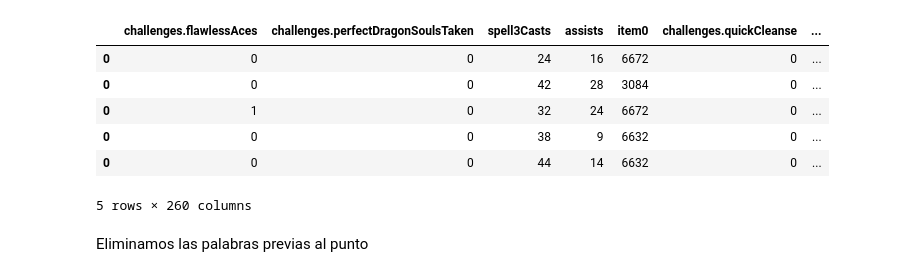
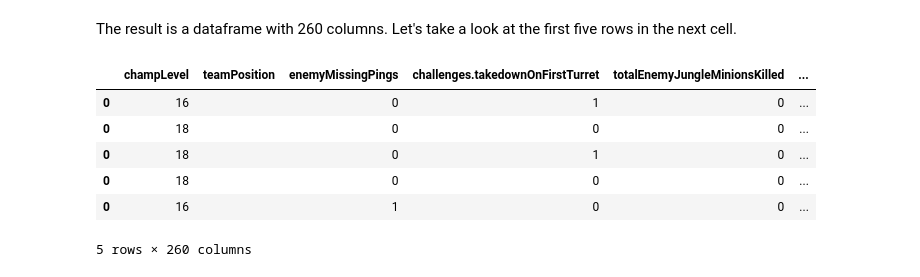
Before and after one commit to K3nse1/LeagueOfLegendsETL, a Jupyter notebook: lol_etl.ipynb, the cells around one changed output. Drawn from its saved outputs; the diff is of its cells as text; code cells hidden in the pictures.

```diff
--- a/lol_etl.ipynb
+++ b/lol_etl.ipynb
@@ -30,3 +53,11 @@ puuid = player_info['puuid']
 # %%
-url_match_history = 'https://europe.api.riotgames.com/lol/match/v5/matches/by-puuid/' + puuid + '/ids?type=normal&start=0&count=20&api_key=' + api_key #Limitamos la lista de partidas a 20
+num_games = 20
+
+url_match_history = 'https://europe.api.riotgames.com/lol/match/v5/matches/by-puuid/' + puuid + '/ids?type=normal&start=0&count=' + str(num_games) + '&api_key=' + api_key
 r = requests.get(url_match_history)
+
+if r.status_code == 200:
+    game_id = r.json()
+    print (game_id)
+else:
+    print ('Error', r.status_code, ':',)
@@ -43,10 +68,10 @@ Vamos a sacar ahora información de cada partida y almacenarla en ficheros .csv
 # %%
-counter = 1
-for i in game_id:
-    url_game_info = 'https://europe.api.riotgames.com/lol/match/v5/matches/' + i + '?api_key=' + api_key
+list_df = []
+
+for index, identifier in enumerate(game_id):
+    url_game_info = 'https://europe.api.riotgames.com/lol/match/v5/matches/' + identifier + '?api_key=' + api_key
     game_info = requests.get(url_game_info)
     index_player = game_info.json()['metadata']['participants'].index(puuid)
     game_data = game_info.json()['info']['participants'][index_player]
     game_df = pd.json_normalize(game_data)
-    game_df.to_csv ('games\\game' + str(counter) + '.csv', sep = ',', mode = 'x')
-    counter += 1
+    list_df.append(pd.DataFrame(game_df))
@@ -98,15 +113,12 @@ common_columns[0:10] #Vemos algunas
-# %%
-df_joined = pd.concat(list_df)
-df_joined = df_joined [common_columns]
-
-df_joined.head()
-# %% [output]
-|  | challenges.flawlessAces | challenges.perfectDragonSoulsTaken | spell3Casts | assists | item0 | challenges.quickCleanse | ... |
-| 0 | 0 | 0 | 24 | 16 | 6672 | 0 | ... |
-| 0 | 0 | 0 | 42 | 28 | 3084 | 0 | ... |
-| 0 | 1 | 0 | 32 | 24 | 6672 | 0 | ... |
-| 0 | 0 | 0 | 38 | 9 | 6632 | 0 | ... |
-| 0 | 0 | 0 | 44 | 14 | 6632 | 0 | ... |
-5 rows × 260 columns
-# %% [markdown]
-Eliminamos las palabras previas al punto
+# %% [markdown]
+The result is a dataframe with 260 columns. Let's take a look at the first five rows in the next cell.
+# %%
+game_history.head()
+# %% [output]
+|  | champLevel | teamPosition | enemyMissingPings | challenges.takedownOnFirstTurret | totalEnemyJungleMinionsKilled | ... |
+| 0 | 16 |  | 0 | 1 | 0 | ... |
+| 0 | 18 |  | 0 | 0 | 0 | ... |
+| 0 | 18 |  | 0 | 1 | 0 | ... |
+| 0 | 18 |  | 0 | 0 | 0 | ... |
+| 0 | 16 |  | 1 | 0 | 0 | ... |
+5 rows × 260 columns
```
Also changed, not shown: parts of 46 cells of this notebook, 21 other files.
